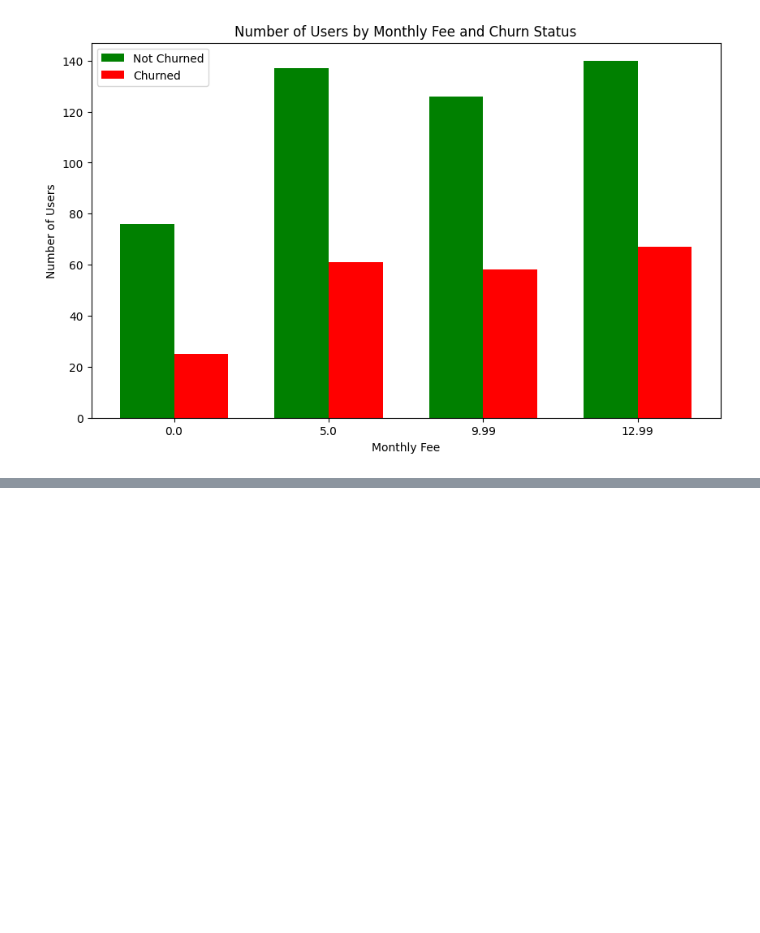
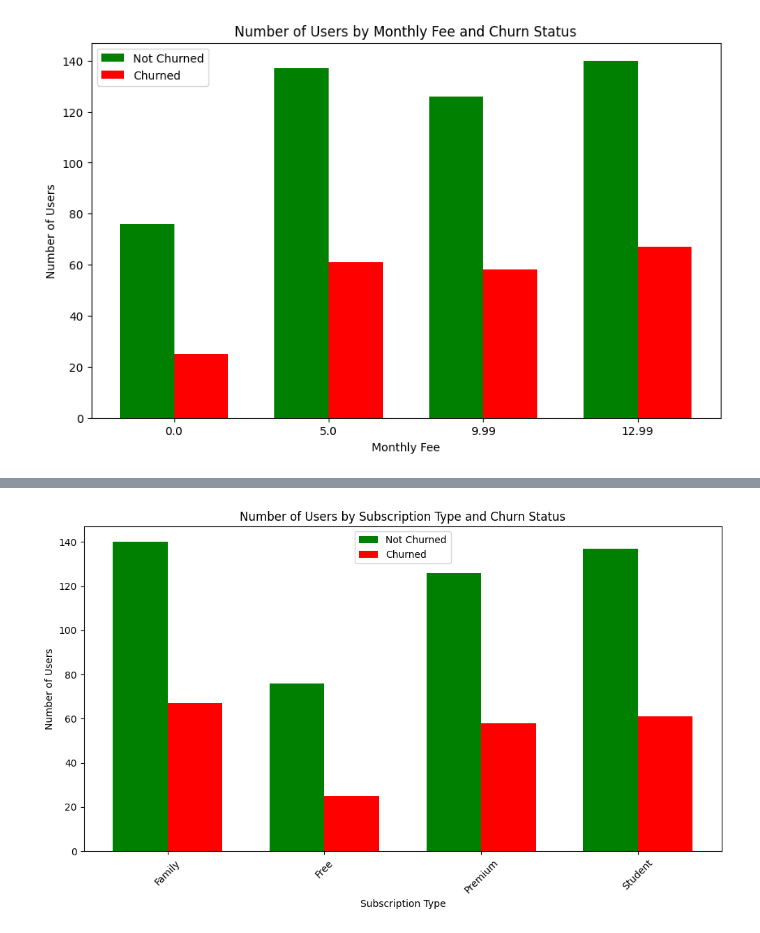
Before and after one commit to ice-alt/PortfolioProjects, a Jupyter notebook: DataWave Music/DataWave_Music_Analysis.ipynb, the cells around one changed output, grey strips where cells are left out. Cells and saved outputs as stored; diff of their text form; code cells hidden in the pictures; blank space fills up the shorter version.

```diff
--- a/DataWave Music/DataWave_Music_Analysis.ipynb
+++ b/DataWave Music/DataWave_Music_Analysis.ipynb
@@ -913,0 +933,27 @@ plt.show()
+# %%
+
+
+# Count number of users by subscription type and churn
+sub_counts = cleaned_datawave_df.groupby(['subscription_type', 'churned']).size().unstack(fill_value=0)
+
+subs = sub_counts.index
+x = np.arange(len(subs))
+width = 0.35
+
+plt.figure(figsize=(10,6))
+
+# Not churned (0)
+plt.bar(x - width/2, sub_counts[0], width, label='Not Churned', color='green')
+
+# Churned (1)
+plt.bar(x + width/2, sub_counts[1], width, label='Churned', color='red')
+
+plt.xticks(x, subs, rotation=45)
+plt.xlabel("Subscription Type")
+plt.ylabel("Number of Users")
+plt.title("Number of Users by Subscription Type and Churn Status")
+plt.legend()
+plt.tight_layout()
+plt.show()
+# %% [output]
+[figure, added]
```
Also changed, not shown: parts of 2 cells of this notebook.
